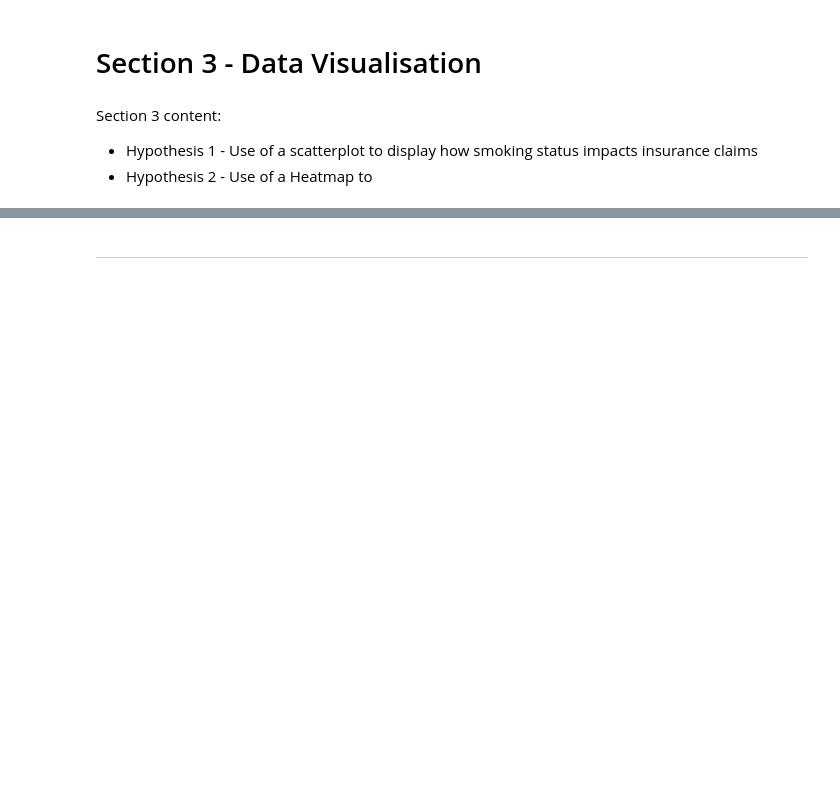
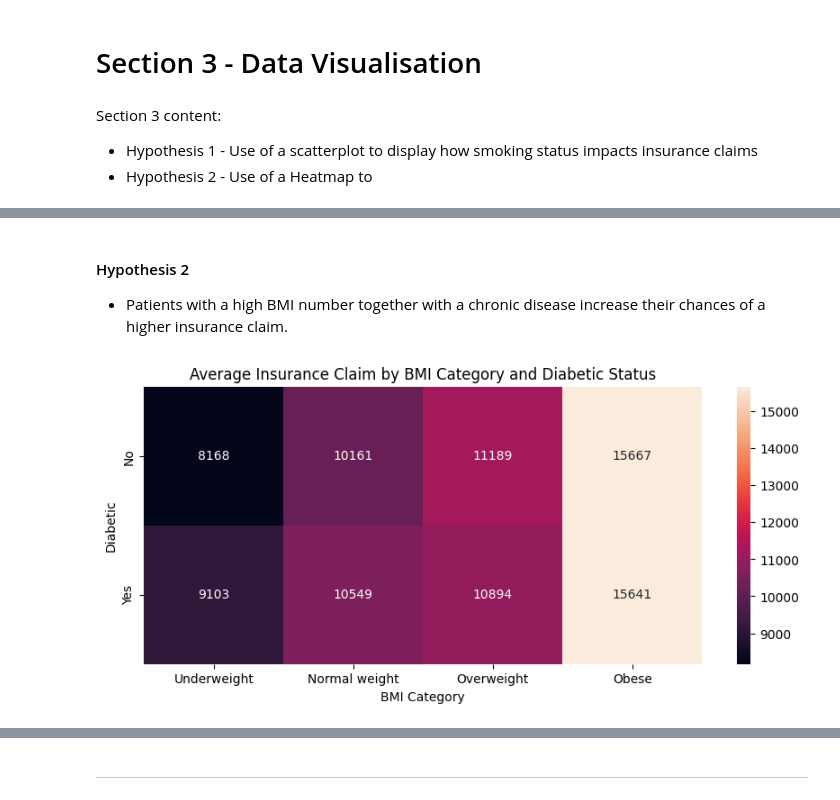
Before and after one commit to renewedspirit/insurance-claim-analysis, a Jupyter notebook: jupyter_notebooks/insurance-claim.ipynb, the cells around one changed output, grey strips where cells are left out. Cells and saved outputs as stored; diff of their text form; code cells hidden in the pictures; blank space fills up the shorter version.

```diff
--- a/jupyter_notebooks/insurance-claim.ipynb
+++ b/jupyter_notebooks/insurance-claim.ipynb
@@ -207,0 +275,24 @@ NOTE
+# %% [markdown]
+#### Hypothesis 2
+
+* Patients with a high BMI number together with a chronic disease increase their chances of a higher insurance claim.
+# %%
+
+# Create the pivot table (mean claim by BMI category & diabetic) - assisted by AI (ChatGPT)
+pivot = df.pivot_table(
+    values='claim',
+    index='diabetic',
+    columns='bmi_category',
+    aggfunc='mean'
+)
+
+# Plot heatmap
+plt.figure(figsize=(10, 4))
+sns.heatmap(pivot, annot=True, fmt=".0f")  # fmt ".0f" shows whole numbers
+plt.title("Average Insurance Claim by BMI Category and Diabetic Status")
+plt.xlabel("BMI Category")
+plt.ylabel("Diabetic")
+plt.savefig('images/average_claim_chronic_heatmap')
+plt.show()
+# %% [output]
+[figure, added]
```
Also changed, not shown: parts of 17 cells of this notebook, 4 other files.
